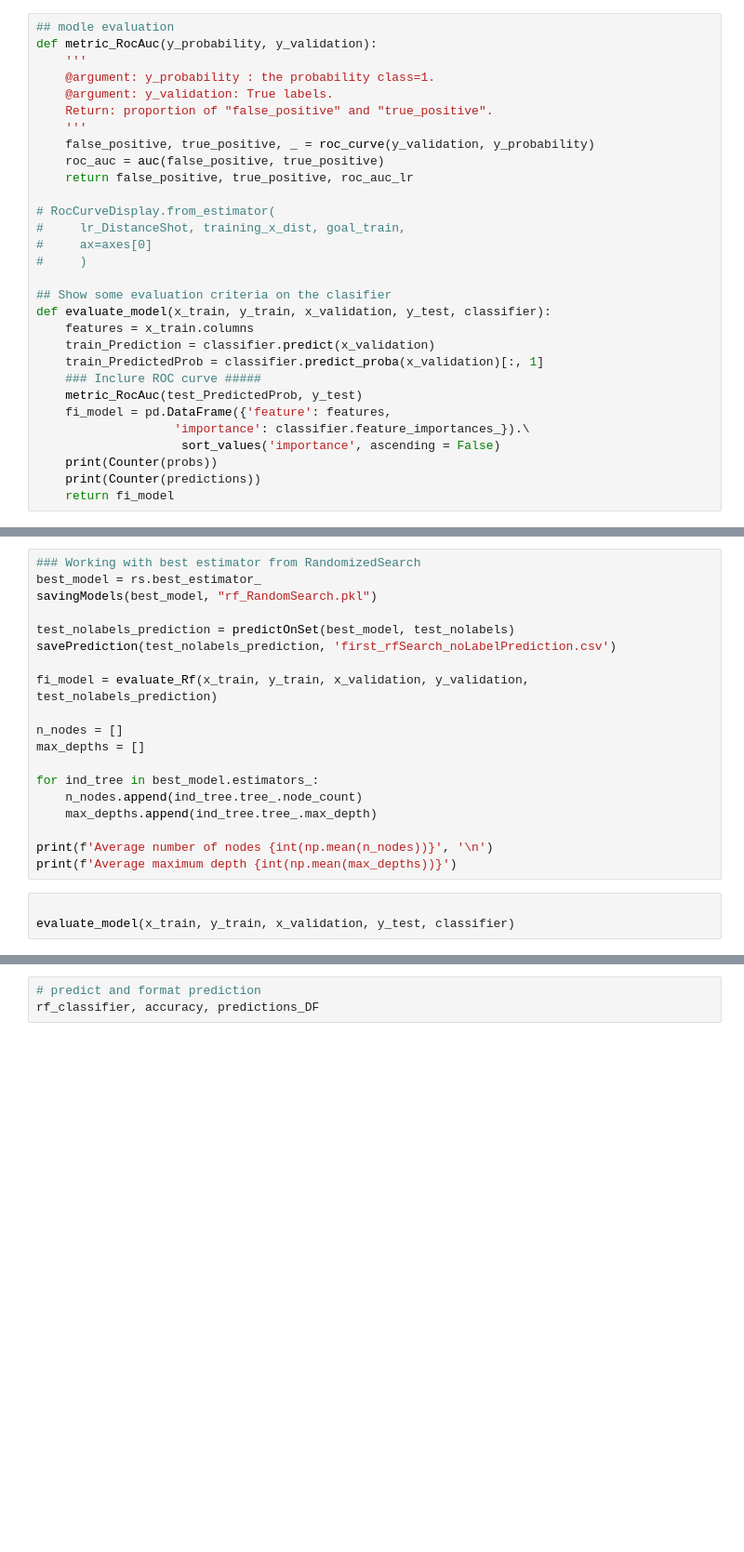
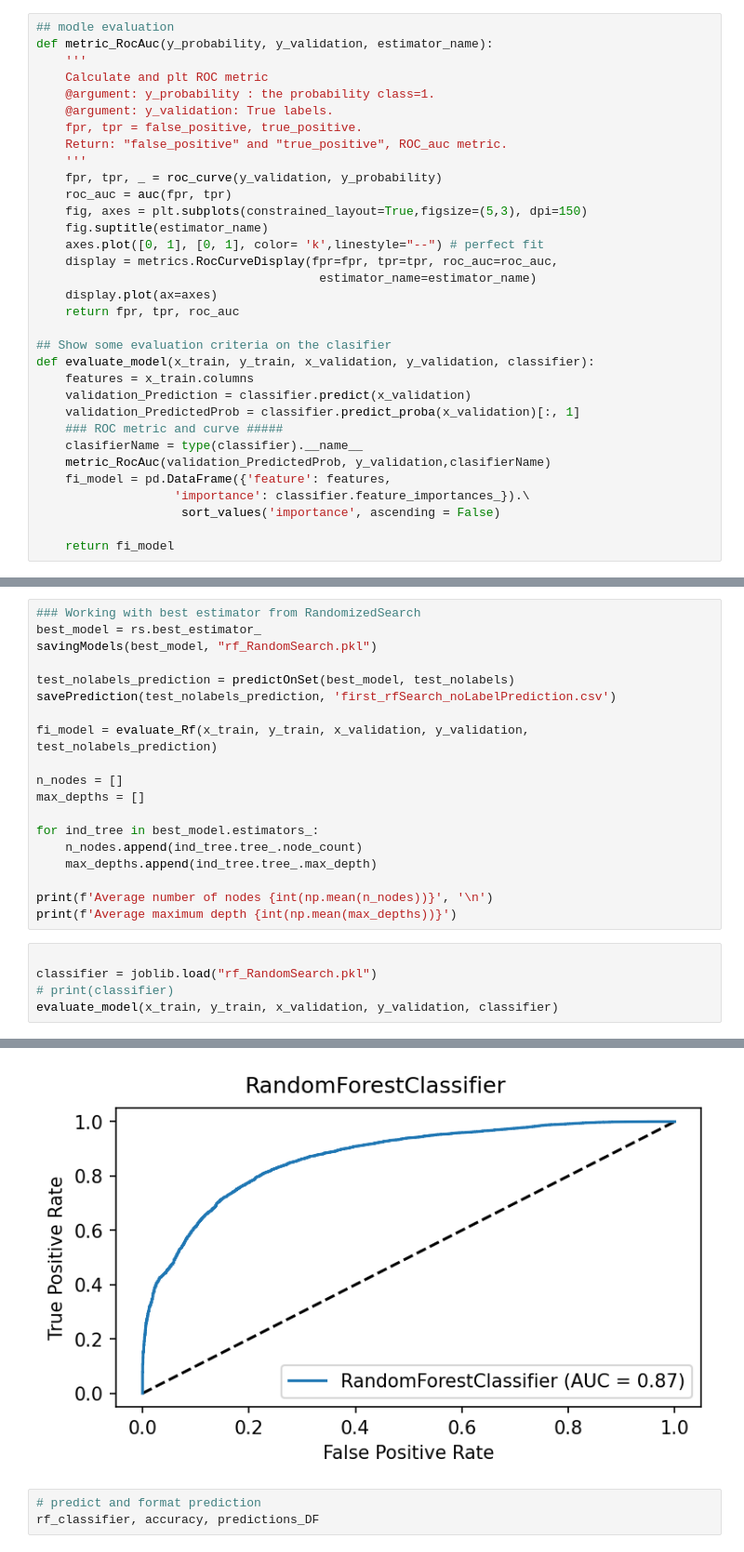
Before and after one commit to Abdielfer/Competition2, a Jupyter notebook: Competition2_kaggle.ipynb, the cells around one changed output, grey strips where cells are left out. Shown at 93% size. Cells and saved outputs as stored; diff of their text form; blank space fills up the shorter version.

Commit message:
plot ROC

```diff
--- a/Competition2_kaggle.ipynb
+++ b/Competition2_kaggle.ipynb
@@ -74,33 +80,36 @@ def savePrediction(prediction, filename):
     return predictions_DF.to_csv(filename, index = None)
 # %%
 ## modle evaluation
-def metric_RocAuc(y_probability, y_validation):
+def metric_RocAuc(y_probability, y_validation, estimator_name):
     '''
+    Calculate and plt ROC metric
     @argument: y_probability : the probability class=1.
     @argument: y_validation: True labels.
-    Return: proportion of "false_positive" and "true_positive".
+    fpr, tpr = false_positive, true_positive.
+    Return: "false_positive" and "true_positive", ROC_auc metric.
     '''
-    false_positive, true_positive, _ = roc_curve(y_validation, y_probability)
-    roc_auc = auc(false_positive, true_positive)
-    return false_positive, true_positive, roc_auc_lr
-
-# RocCurveDisplay.from_estimator(
-#     lr_DistanceShot, training_x_dist, goal_train,
-#     ax=axes[0]
-#     )
+    fpr, tpr, _ = roc_curve(y_validation, y_probability)
+    roc_auc = auc(fpr, tpr)
+    fig, axes = plt.subplots(constrained_layout=True,figsize=(5,3), dpi=150)
+    fig.suptitle(estimator_name)
+    axes.plot([0, 1], [0, 1], color= 'k',linestyle="--") # perfect fit
+    display = metrics.RocCurveDisplay(fpr=fpr, tpr=tpr, roc_auc=roc_auc,
+                                       estimator_name=estimator_name)
+    display.plot(ax=axes)
+    return fpr, tpr, roc_auc
 
 ## Show some evaluation criteria on the clasifier
-def evaluate_model(x_train, y_train, x_validation, y_test, classifier):
+def evaluate_model(x_train, y_train, x_validation, y_validation, classifier):
     features = x_train.columns
-    train_Prediction = classifier.predict(x_validation)
-    train_PredictedProb = classifier.predict_proba(x_validation)[:, 1]
-    ### Inclure ROC curve #####
-    metric_RocAuc(test_PredictedProb, y_test)
+    validation_Prediction = classifier.predict(x_validation)
+    validation_PredictedProb = classifier.predict_proba(x_validation)[:, 1]
+    ### ROC metric and curve #####
+    clasifierName = type(classifier).__name__
+    metric_RocAuc(validation_PredictedProb, y_validation,clasifierName)
     fi_model = pd.DataFrame({'feature': features,
                    'importance': classifier.feature_importances_}).\
                     sort_values('importance', ascending = False)
-    print(Counter(probs))
-    print(Counter(predictions))
+
     return fi_model
 # %%
 ## XGBOOST
@@ -182,4 +191,7 @@ print(f'Average number of nodes {int(np.mean(n_nodes))}', '\n')
 print(f'Average maximum depth {int(np.mean(max_depths))}')
 # %%
 
-evaluate_model(x_train, y_train, x_validation, y_test, classifier)
+classifier = joblib.load("rf_RandomSearch.pkl")
+# print(classifier)
+evaluate_model(x_train, y_train, x_validation, y_validation, classifier)
+# %% [output]
@@ -186,3 +211,4 @@ evaluate_model(x_train, y_train, x_validation, y_test, classifier)
+[figure, added]
 # %%
 # predict and format prediction
 rf_classifier, accuracy, predictions_DF
```
Also changed, not shown: parts of 3 cells of this notebook.
